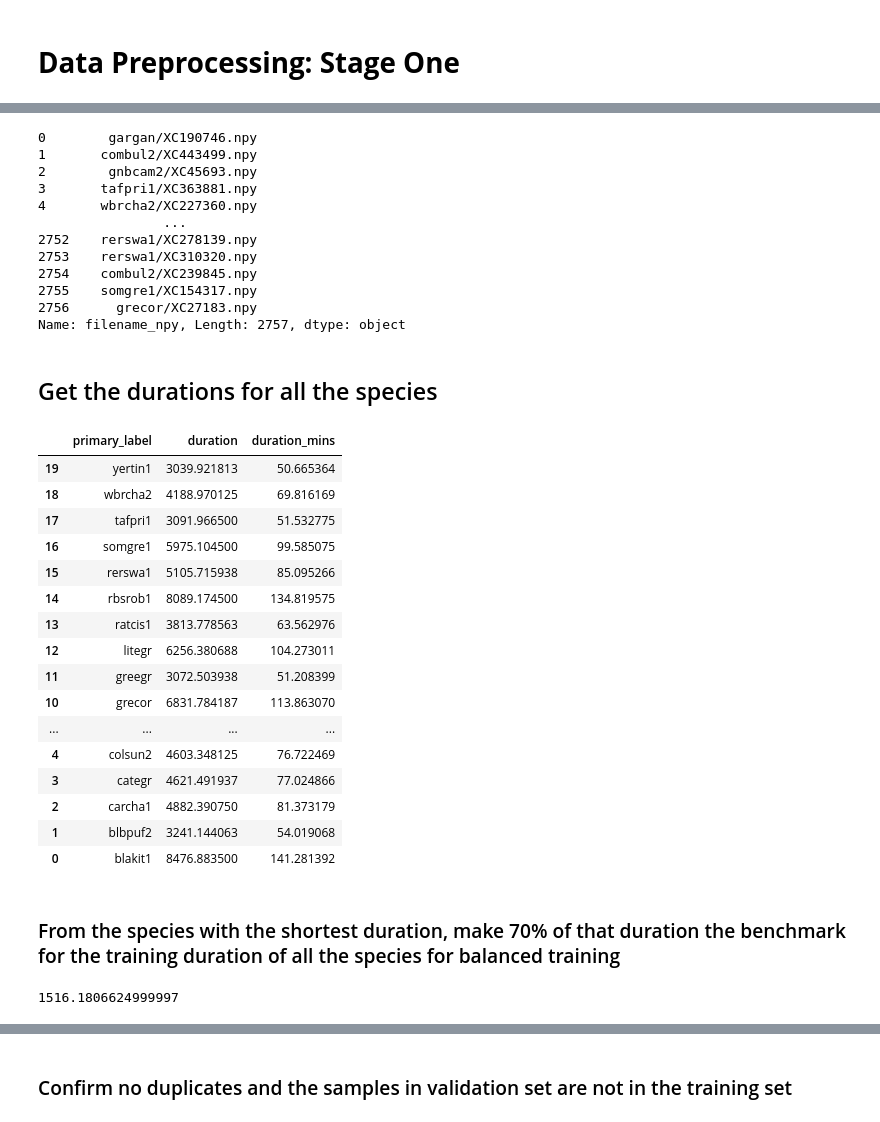
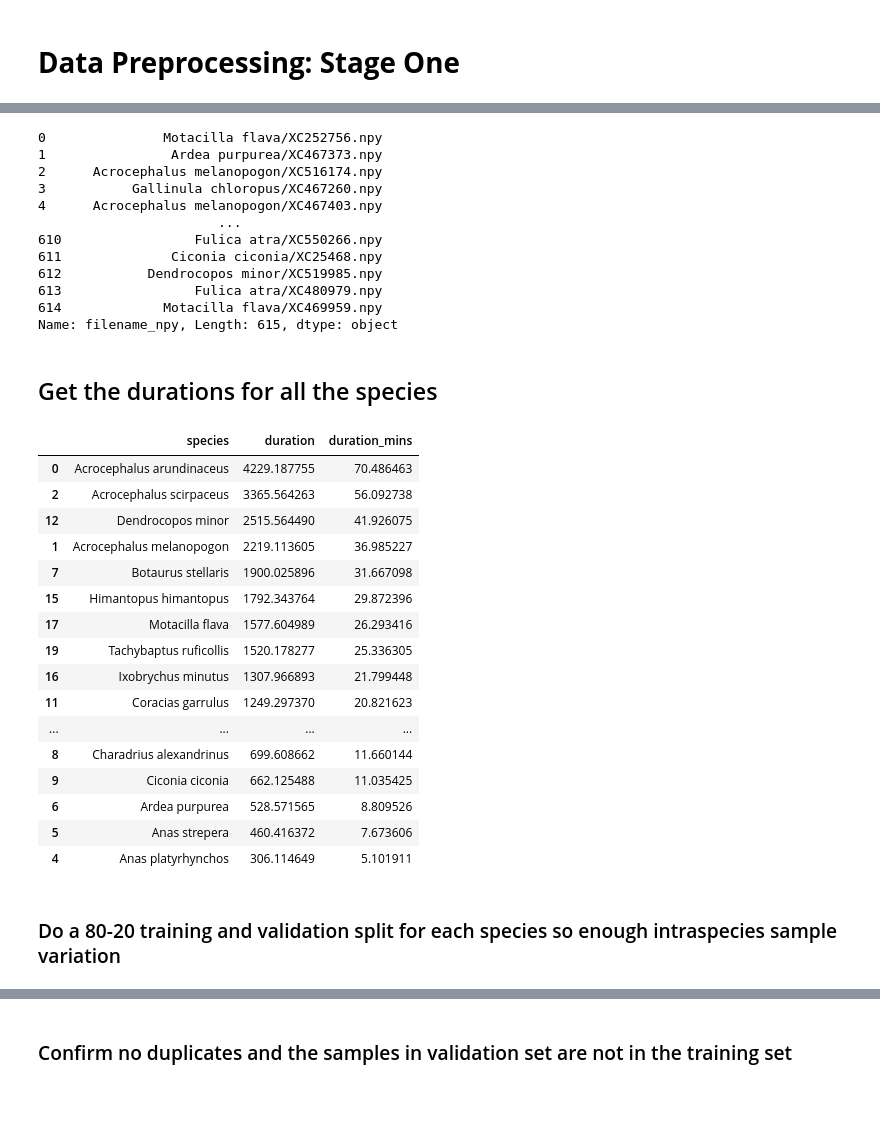
Before and after one commit to Thato-Mot/Final-Version-Of-Bird-Classification-Project, a Jupyter notebook: Stage-1/stage-1-train-val-split.ipynb, the cells around one changed output, grey strips where cells are left out. Saved outputs shown, nothing was run; the diff lists cells and outputs as text; code cells hidden in the pictures.

```diff
--- a/Stage-1/stage-1-train-val-split.ipynb
+++ b/Stage-1/stage-1-train-val-split.ipynb
@@ -32,7 +34,14 @@ import matplotlib.pyplot as plt
 import seaborn as sns
 import pickle
 import scipy.ndimage
+# %%
+# Variabels to be reused
+path = 'C:/Users/thato/Documents/Final-Year-Project/Dataset/Project-V3/audio_files'
+npy_path = 'C:/Users/thato/Documents/Final-Year-Project/Dataset/Project-V3/train_audio_npy/'
+train_csv = 'C:/Users/thato/Documents/Final-Year-Project/Dataset/Project-V3/train.csv'
+annotated_train_csv = 'C:/Users/thato/Documents/Final-Year-Project/Dataset/Project-V3/train-annotated.csv'
+sr = 22050
 # %%
-df_train = pd.read_csv('C:/Users/thato/Documents/Final-Year-Project/Dataset/Project-V2/traintest-split/train.csv') # Reading in training data
+df_train = pd.read_csv(train_csv) # Reading in training data
 df_train.head()
 # %% [output]
@@ -66,48 +75,43 @@ Name: count, dtype: int64
 filepaths = df_train['filename_npy']
 filepaths
 # %% [output]
-0        gargan/XC190746.npy
-1       combul2/XC443499.npy
-2        gnbcam2/XC45693.npy
-3       tafpri1/XC363881.npy
-4       wbrcha2/XC227360.npy
-                ...
-2752    rerswa1/XC278139.npy
-2753    rerswa1/XC310320.npy
-2754    combul2/XC239845.npy
-2755    somgre1/XC154317.npy
-2756      grecor/XC27183.npy
-Name: filename_npy, Length: 2757, dtype: object
+0               Motacilla flava/XC252756.npy
+1                Ardea purpurea/XC467373.npy
+2      Acrocephalus melanopogon/XC516174.npy
+3           Gallinula chloropus/XC467260.npy
+4      Acrocephalus melanopogon/XC467403.npy
+                       ...
+610                 Fulica atra/XC550266.npy
+611              Ciconia ciconia/XC25468.npy
+612           Dendrocopos minor/XC519985.npy
+613                 Fulica atra/XC480979.npy
+614             Motacilla flava/XC469959.npy
+Name: filename_npy, Length: 615, dtype: object
 # %% [markdown]
 ## Get the durations for all the species
 # %%
-duration_sum = df_train[['primary_label', 'duration']].groupby('primary_label').sum('duration').reset_index().sort_values('primary_label', ascending=False)
+duration_sum = df_train.groupby('species', as_index=False)['duration'].sum()
 duration_sum['duration_mins'] = duration_sum['duration'] / 60
-
-duration_sum
+duration_sum = duration_sum.sort_values('duration', ascending=False)
+duration_sum.head(20)
 # %% [output]
-|  | primary_label | duration | duration_mins |
-| 19 | yertin1 | 3039.921813 | 50.665364 |
-| 18 | wbrcha2 | 4188.970125 | 69.816169 |
-| 17 | tafpri1 | 3091.966500 | 51.532775 |
-| 16 | somgre1 | 5975.104500 | 99.585075 |
-| 15 | rerswa1 | 5105.715938 | 85.095266 |
-| 14 | rbsrob1 | 8089.174500 | 134.819575 |
-| 13 | ratcis1 | 3813.778563 | 63.562976 |
-| 12 | litegr | 6256.380688 | 104.273011 |
-| 11 | greegr | 3072.503938 | 51.208399 |
-| 10 | grecor | 6831.784187 | 113.863070 |
+|  | species | duration | duration_mins |
+| 0 | Acrocephalus arundinaceus | 4229.187755 | 70.486463 |
+| 2 | Acrocephalus scirpaceus | 3365.564263 | 56.092738 |
+| 12 | Dendrocopos minor | 2515.564490 | 41.926075 |
+| 1 | Acrocephalus melanopogon | 2219.113605 | 36.985227 |
+| 7 | Botaurus stellaris | 1900.025896 | 31.667098 |
+| 15 | Himantopus himantopus | 1792.343764 | 29.872396 |
+| 17 | Motacilla flava | 1577.604989 | 26.293416 |
+| 19 | Tachybaptus ruficollis | 1520.178277 | 25.336305 |
+| 16 | Ixobrychus minutus | 1307.966893 | 21.799448 |
+| 11 | Coracias garrulus | 1249.297370 | 20.821623 |
 | ... | ... | ... | ... |
-| 4 | colsun2 | 4603.348125 | 76.722469 |
-| 3 | categr | 4621.491937 | 77.024866 |
-| 2 | carcha1 | 4882.390750 | 81.373179 |
-| 1 | blbpuf2 | 3241.144063 | 54.019068 |
-| 0 | blakit1 | 8476.883500 | 141.281392 |
+| 8 | Charadrius alexandrinus | 699.608662 | 11.660144 |
+| 9 | Ciconia ciconia | 662.125488 | 11.035425 |
+| 6 | Ardea purpurea | 528.571565 | 8.809526 |
+| 5 | Anas strepera | 460.416372 | 7.673606 |
+| 4 | Anas platyrhynchos | 306.114649 | 5.101911 |
-# %% [markdown]
-### From the species with the shortest duration, make 70% of that duration the benchmark for the training duration of all the species for balanced training
-# %%
-train_duration_max = np.min(duration_sum['duration'])*0.7 # maximum total duration for each species in the training set in seconds using sample with shortest duration
-train_duration_max
-# %% [output]
-1516.1806624999997
+# %% [markdown]
+### Do a 80-20 training and validation split for each species so enough intraspecies sample variation
 # %%
```
Also changed, not shown: parts of 48 cells of this notebook.
